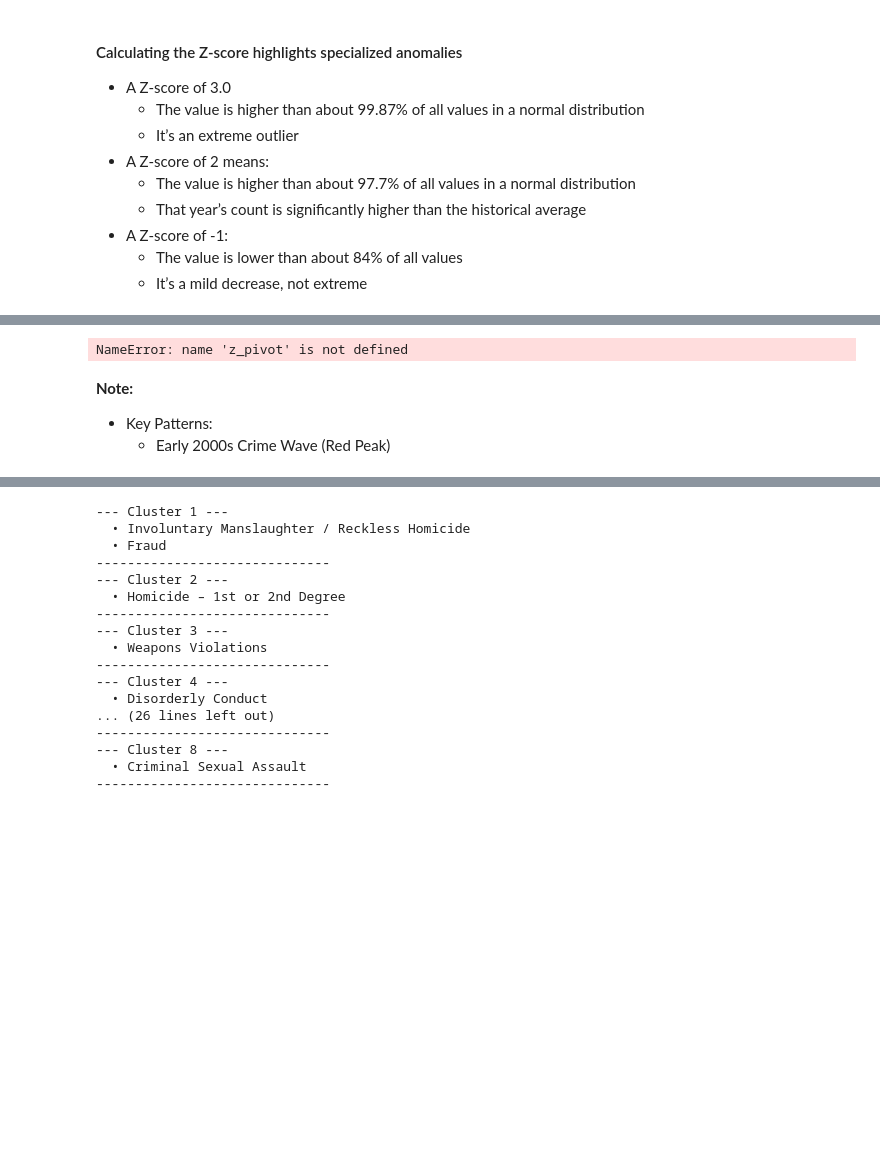
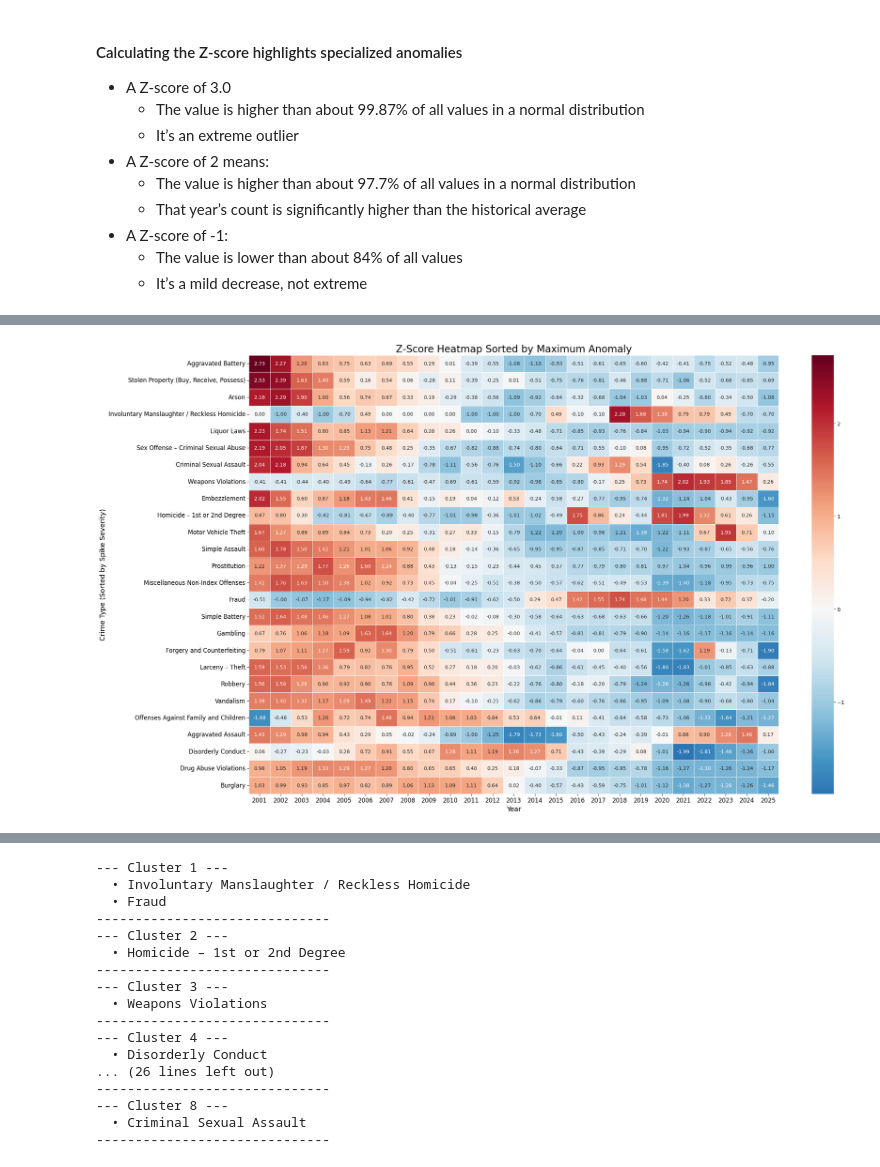
Before and after one commit to SirErikPak/ChicagoCrime, a Jupyter notebook: Notebook/ChicagoCrimeDataAnalysis.ipynb, the cells around one changed output, grey strips where cells are left out. Saved outputs shown, nothing was run; the diff lists cells and outputs as text; code cells hidden in the pictures; blank space fills up the shorter version.

```diff
--- a/Notebook/ChicagoCrimeDataAnalysis.ipynb
+++ b/Notebook/ChicagoCrimeDataAnalysis.ipynb
@@ -115,33 +121,31 @@ z_score.head()
 # %%
 # Sort columns by maximum z‑score (years with biggest spikes first)
 # z_sorted_cols = z_pivot[z_pivot.max().sort_values(ascending=False).index]
 
 # Sort crime types by their highest z-score across all years
-z_sorted = z_pivot.loc[z_pivot.max(axis=1).sort_values(ascending=False).index]
+z_sorted = z_score.loc[z_score.max(axis=1).sort_values(ascending=False).index]
 
 # Create the Heatmap
 plt.figure(figsize=(24, 16))
 sns.heatmap(
     z_sorted,
-    cmap="RdBu_r",         # Red for high Z-scores, Blue for low
-    center=0,              # White represents the mean
-    annot=True,            # Change to False if you don't want to see the numbers
-    fmt=".2f",             # format as integers
-    annot_kws={"size": 8}, # change font size here
+    cmap="RdBu_r",          # Red for high Z-scores, Blue for low
+    center=0,               # White represents the mean
+    annot=True,             # Change to False if you don't want to see the numbers
+    fmt=".2f",              # format as integers
+    annot_kws={"size": 10}, # change font size here
     linewidths=.5
 )
-plt.title("Z‑Score Heatmap Sorted by Maximum Anomaly", fontsize=16)
+plt.title("Z‑Score Heatmap Sorted by Maximum Anomaly", fontsize=20)
 plt.xlabel("Year", fontsize=14)
 plt.ylabel("Crime Type (Sorted by Spike Severity)", fontsize=14)
+plt.xticks(fontsize=12)
+plt.yticks(fontsize=12)
 # Save the figure with high resolution and tight cropping
-plt.savefig("../Image/cluster_Heatmap_z-score_analysis.png", dpi=600, bbox_inches='tight')
+# plt.savefig("../Image/cluster_Heatmap_z-score_analysis.png", dpi=1200, bbox_inches='tight')
 plt.show()
 # %% [output]
-NameError: name 'z_pivot' is not defined
+[figure, added]
-# %% [markdown]
-**Note:**
-- Key Patterns:
-    - Early 2000s Crime Wave (Red Peak)
 # %%
 # Create the clustermap
 g = sns.clustermap(
```
Also changed, not shown: parts of 7 cells of this notebook, 4 other files.
